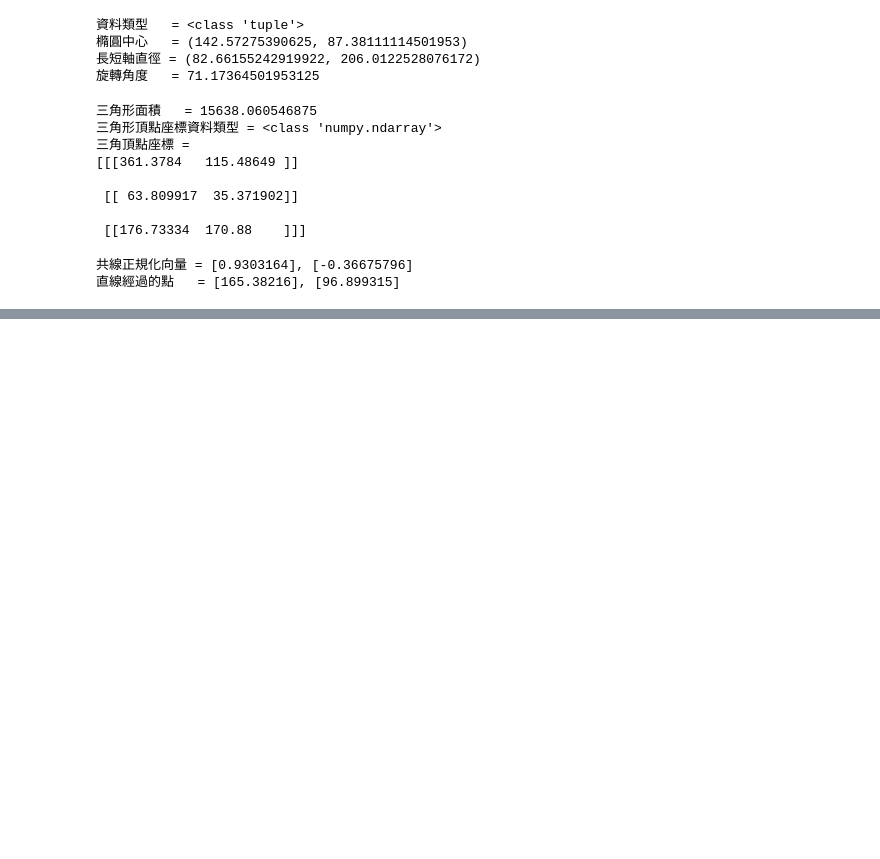
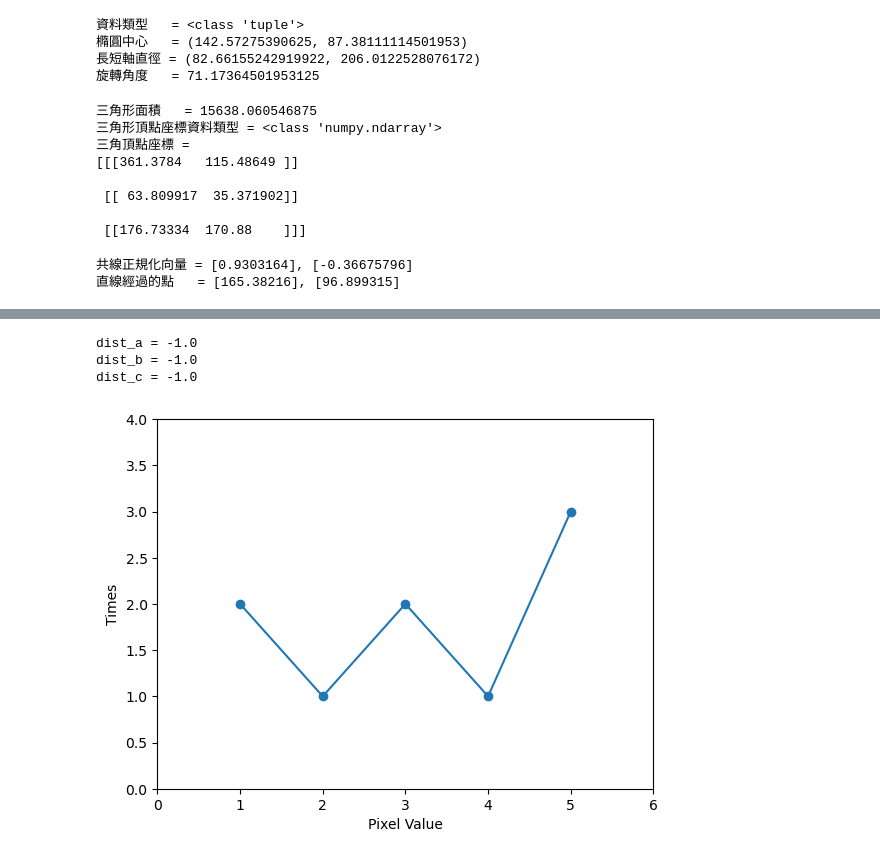
Before and after one commit to henry310101/Opcv20240410, a Jupyter notebook: OpenCV20240522.ipynb, the cells around one changed output, grey strips where cells are left out. Cells and saved outputs as stored; diff of their text form; code cells hidden in the pictures; blank space fills up the shorter version.

```diff
--- a/OpenCV20240522.ipynb
+++ b/OpenCV20240522.ipynb
@@ -272,0 +475,60 @@ cv2.destroyAllWindows()
+# %%
+# ch16_17.py
+import cv2
+src = cv2.imread(path+"01.jpg")
+cv2.imshow("src",src)
+src_gray = cv2.cvtColor(src,cv2.COLOR_BGR2GRAY)     # 影像轉成灰階
+# 二值化處理影像
+ret, dst_binary = cv2.threshold(src_gray,127,255,cv2.THRESH_BINARY)
+# 找尋影像內的輪廓
+contours, hierarchy = cv2.findContours(dst_binary,
+                      cv2.RETR_LIST,
+                      cv2.CHAIN_APPROX_SIMPLE)
+# 凸包
+hull = cv2.convexHull(contours[0])                  # 獲得凸包頂點座標
+dst = cv2.polylines(src, [hull], True, (0,255,0),2) # 將凸包連線
+# print(hull)   可以用這個指令了解凸包座標點
+# 點在凸包線上
+pointa = (231,85)                                   # 點在凸包線上
+dist_a = cv2.pointPolygonTest(hull,pointa, False)   # 檢測距離
+font = cv2.FONT_HERSHEY_SIMPLEX
+pos_a = (236,95)                                    # 文字輸出位置
+dst = cv2.circle(src,pointa,3,[0,0,255],-1)         # 用圓標記點 A
+cv2.putText(dst,'A',pos_a,font,1,(0,255,255),2)     # 輸出文字 A
+print(f"dist_a = {dist_a}")
+# 點在凸包內
+pointb = (150,100)                                  # 點在凸包線上
+dist_b = cv2.pointPolygonTest(hull,pointb, False)   # 檢測距離
+font = cv2.FONT_HERSHEY_SIMPLEX
+pos_b = (160,110)                                   # 文字輸出位置
+dst = cv2.circle(src,pointb,3,[0,0,255],-1)         # 用圓標記點 B
+cv2.putText(dst,'B',pos_b,font,1,(255,0,0),2)       # 輸出文字 B
+print(f"dist_b = {dist_b}")
+# 點在凸包外
+pointc = (80,85)                                    # 點在凸包線上
+dist_c = cv2.pointPolygonTest(hull,pointc, False)   # 檢測距離
+font = cv2.FONT_HERSHEY_SIMPLEX
+pos_c = (50,95)                                     # 文字輸出位置
+dst = cv2.circle(src,pointc,3,[0,0,255],-1)         # 用圓標記點 C
+cv2.putText(dst,'C',pos_c,font,1,(0,255,255),2)     # 輸出文字 C
+print(f"dist_c = {dist_c}")
+cv2.imshow("dst",dst)
+cv2.waitKey(0)
+cv2.destroyAllWindows()
+# %% [output]
+dist_a = -1.0
+dist_b = -1.0
+dist_c = -1.0
+# %%
+# ch19_1.py
+import matplotlib.pyplot as plt
+
+seq = [1, 2, 3, 4, 5]           # 像素值
+times = [2, 1, 2, 1, 3]         # 出現次數
+plt.plot(seq, times, "-o")      # 繪含標記的圖
+plt.axis([0, 6, 0, 4])          # 建立軸大小
+plt.xlabel("Pixel Value")       # 像素值
+plt.ylabel("Times")             # 出現次數
+plt.show()
+# %% [output]
+[figure, added]
```
Also changed, not shown: parts of 19 cells of this notebook.
